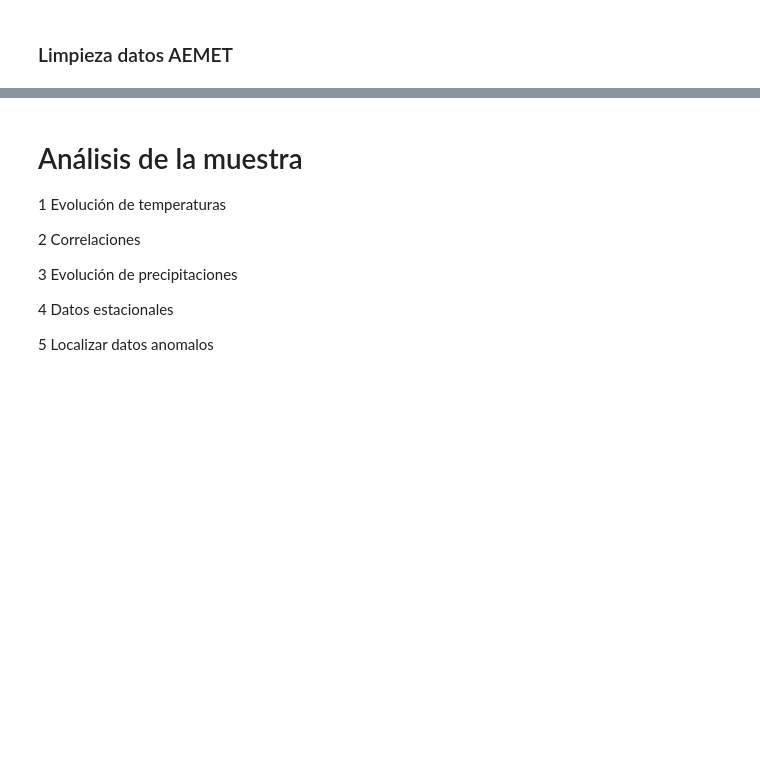
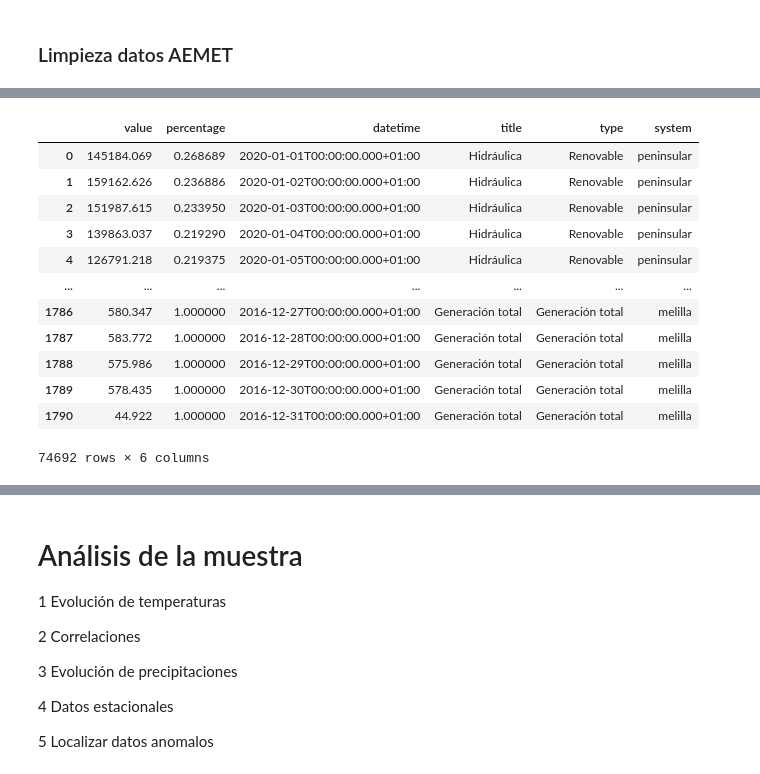
Before and after one commit to sotodosos/ClasesMaster26, a Jupyter notebook: Python/TFM.ipynb, the cells around one changed output, grey strips where cells are left out. Drawn from its saved outputs; the diff is of its cells as text; code cells hidden in the pictures; blank space fills up the shorter version.

```diff
--- a/Python/TFM.ipynb
+++ b/Python/TFM.ipynb
@@ -167,0 +223,8 @@ df_weather=rellena_nulos_provincia(df_weather,df_weather.columns[5:])
+# %%
+# Leemos las regiones de ree obtenidas desde (https://www.ree.es/es/apidatos) desde un fichero ubicado en la misma ruta que este notebook
+region_ree=pd.read_csv('../Data/REGION_REE',header=0,index_col='Region')
+
+# Me quedo solo con los distintos sistemas electricos existentes
+region_system=region_ree[region_ree['geo_limit']!='ccaa']
+
+region_system
@@ -167,0 +273,9 @@ df_weather=rellena_nulos_provincia(df_weather,df_weather.columns[5:])
+# %%
+
+date_ini="2016-01-01T00:00:00UTC"
+date_end="2016-12-31T00:00:00UTC"
+
+for electric_system in tqdm(region_system['geo_id']):
+    df_ree_system=df_ree_system.append(lectura_ree_electric_system(date_ini,date_end,electric_system))
+df_ree_system
+# %% [output]
@@ -167,0 +283,13 @@ df_weather=rellena_nulos_provincia(df_weather,df_weather.columns[5:])
+|  | value | percentage | datetime | title | type | system |
+| 0 | 145184.069 | 0.268689 | 2020-01-01T00:00:00.000+01:00 | Hidráulica | Renovable | peninsular |
+| 1 | 159162.626 | 0.236886 | 2020-01-02T00:00:00.000+01:00 | Hidráulica | Renovable | peninsular |
+| 2 | 151987.615 | 0.233950 | 2020-01-03T00:00:00.000+01:00 | Hidráulica | Renovable | peninsular |
+| 3 | 139863.037 | 0.219290 | 2020-01-04T00:00:00.000+01:00 | Hidráulica | Renovable | peninsular |
+| 4 | 126791.218 | 0.219375 | 2020-01-05T00:00:00.000+01:00 | Hidráulica | Renovable | peninsular |
+| ... | ... | ... | ... | ... | ... | ... |
+| 1786 | 580.347 | 1.000000 | 2016-12-27T00:00:00.000+01:00 | Generación total | Generación total | melilla |
+| 1787 | 583.772 | 1.000000 | 2016-12-28T00:00:00.000+01:00 | Generación total | Generación total | melilla |
+| 1788 | 575.986 | 1.000000 | 2016-12-29T00:00:00.000+01:00 | Generación total | Generación total | melilla |
+| 1789 | 578.435 | 1.000000 | 2016-12-30T00:00:00.000+01:00 | Generación total | Generación total | melilla |
+| 1790 | 44.922 | 1.000000 | 2016-12-31T00:00:00.000+01:00 | Generación total | Generación total | melilla |
+74692 rows × 6 columns
```
Also changed, not shown: parts of 28 cells of this notebook.
